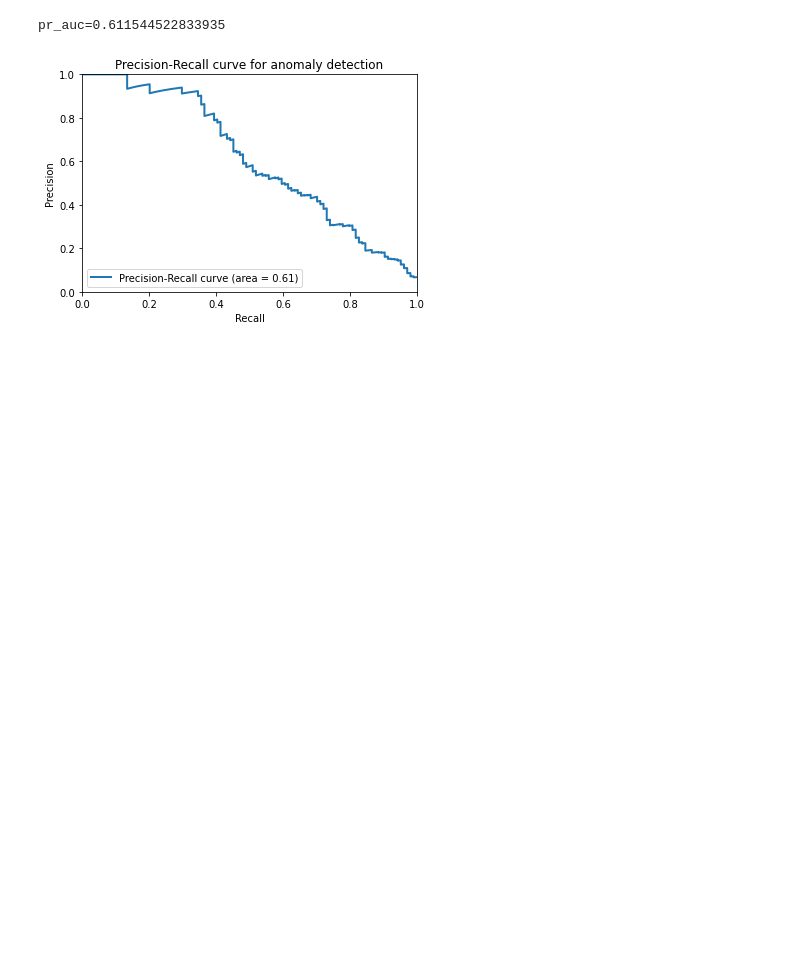
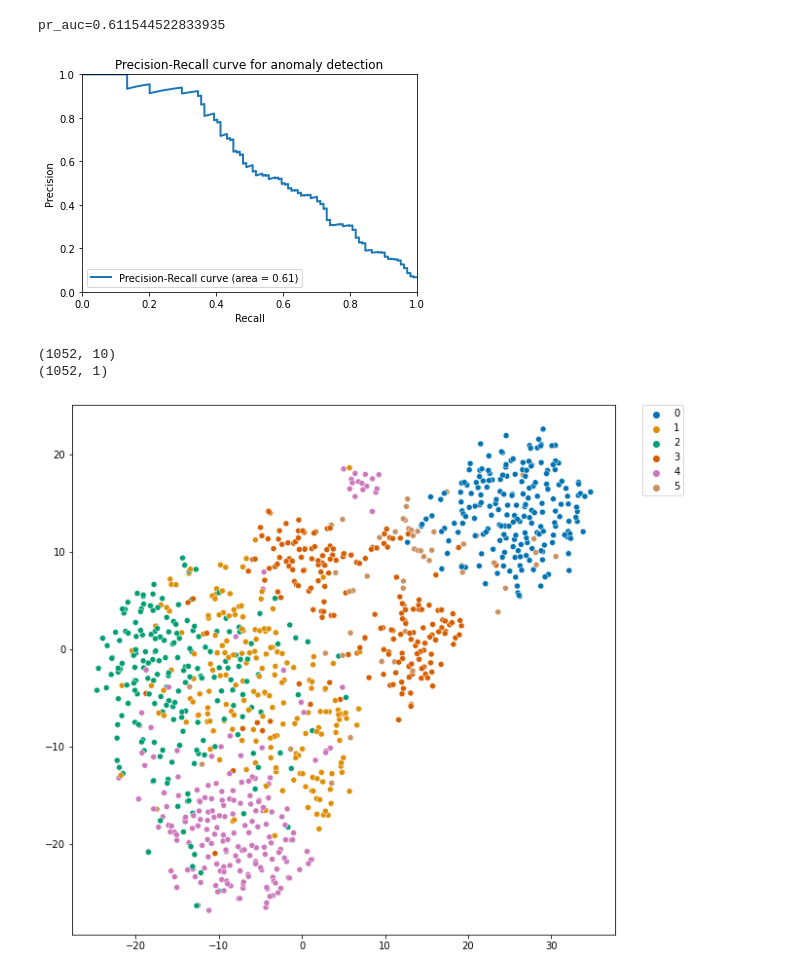
Before and after one commit to a-moharil/2AMM10-Group7, a Jupyter notebook: Assignment 4/assignment_4_anomaly_detection.ipynb, the cells around one changed output. Saved outputs shown, nothing was run; the diff lists cells and outputs as text; code cells hidden in the pictures; blank space fills up the shorter version.

Commit message:
Add results and TSNE

```diff
--- a/Assignment 4/assignment_4_anomaly_detection.ipynb
+++ b/Assignment 4/assignment_4_anomaly_detection.ipynb
@@ -644,3 +664,39 @@ roc_auc=0.9276153846153846
 [figure]
 pr_auc=0.611544522833935
 [figure]
+# %%
+from sklearn.manifold import TSNE
+
+def compute_tsne(model, test_loader,device='cpu'):
+  embeddings = []
+  actual_targets = []
+  with torch.no_grad():
+    model.eval()
+
+    for input, target in test_loader:
+        input_tensor = input.to(device)
+        outputs, mu, log_sigma,z = model.forward(input_tensor)
+        actual_targets.append(torch.argmax(target,axis=1))
+        #print(len(target))
+        #print(z.shape)
+        #print(torch.argmax(target,axis=1).shape)
+        embeddings.append(z)
+    tsne = TSNE(2,perplexity=50,n_jobs=-1,random_state=0)
+    actual_targets = torch.stack(actual_targets,axis=0).view(1052,-1).detach().numpy()
+    embeddings = torch.stack(embeddings,axis=0).view(1052,-1).detach().numpy()
+    print(embeddings.shape)
+    print(actual_targets.shape)
+    return tsne.fit_transform(np.array(embeddings)),actual_targets
+# %%
+import seaborn as sns
+
+def plot_tsne(tsne_embeds, labels):
+  fig,ax = plt.subplots(figsize=(10,10))
+  g = sns.scatterplot(tsne_embeds[:,0],tsne_embeds[:,1],hue=labels.flatten(),ax=ax,palette='colorblind')
+  plt.legend(bbox_to_anchor=(1.05, 1), loc=2, borderaxespad=0.)
+tsne_embeds,targets = compute_tsne(model,test_dataloader)
+plot_tsne(tsne_embeds, targets)
+# %% [output]
+(1052, 10)
+(1052, 1)
+[figure, added]
```
Also changed, not shown: parts of 12 cells of this notebook, 2 other files.
